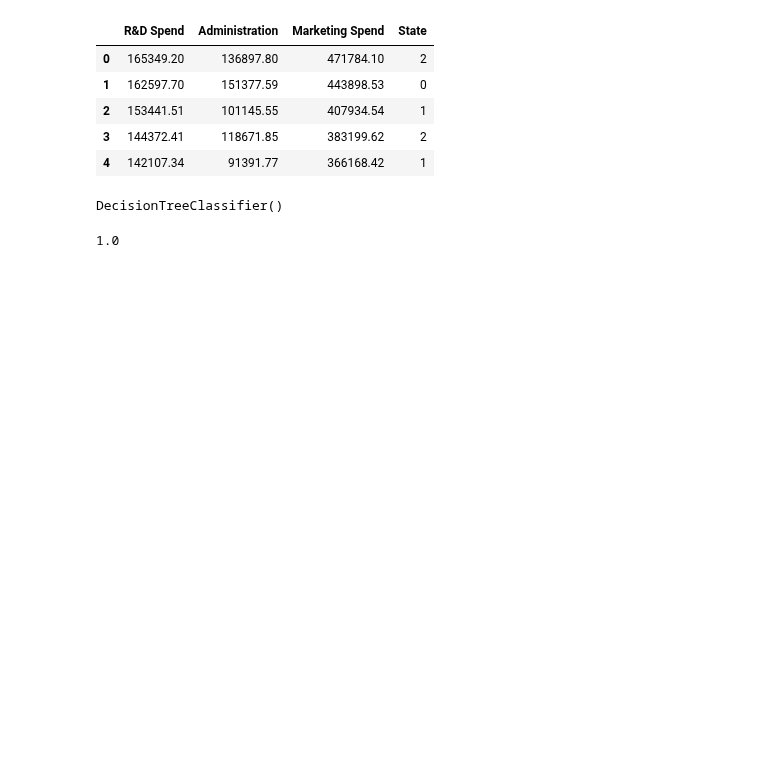
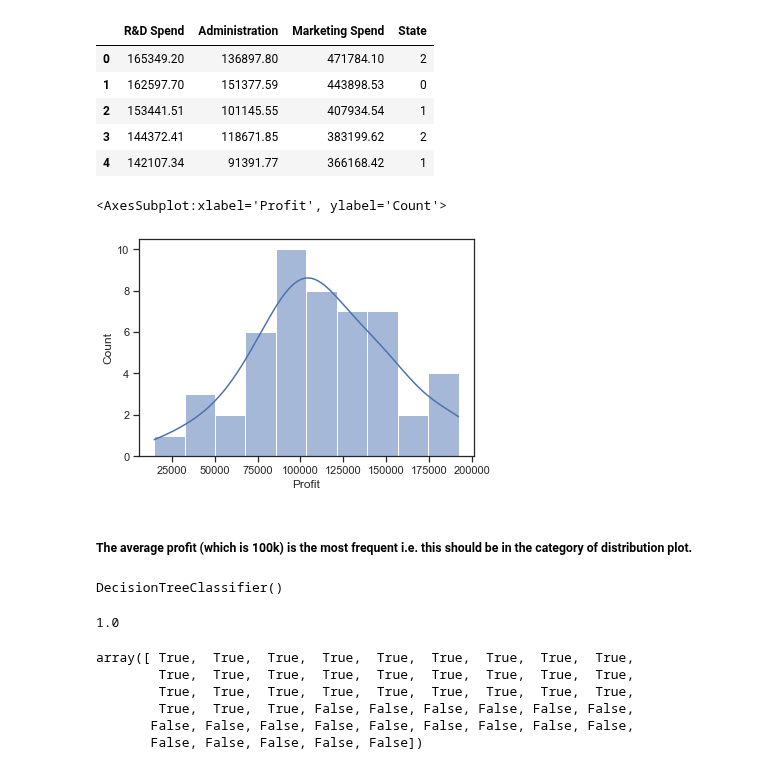
Before and after one commit to EdemBey/ML, a Jupyter notebook: line.ipynb, the cells around one changed output. Cells and saved outputs as stored; diff of their text form; code cells hidden in the pictures; blank space fills up the shorter version.

```diff
--- a/line.ipynb
+++ b/line.ipynb
@@ -80,8 +105,7 @@ le = LabelEncoder()
 from sklearn.preprocessing import OneHotEncoder
 from sklearn.compose import ColumnTransformer
 # %%
-df = dataset
-
+df = dataset.copy()
 df.State = le.fit_transform(df.State)
 # %%
 ct = ColumnTransformer([('State', OneHotEncoder(), [3])], remainder = 'passthrough')
@@ -327,5 +357,7 @@ model = tree.DecisionTreeClassifier()
-# %%
-target = y.astype(int)
-model.fit(x, target)
-# %% [output]
-DecisionTreeClassifier()
+# %%
+sns.histplot(data=df['Profit'], bins=10, kde=True)
+# %% [output]
+<AxesSubplot:xlabel='Profit', ylabel='Count'>
+[figure, added]
+# %% [markdown]
+##### The average profit (which is 100k) is the most frequent i.e. this should be in the category of distribution plot.
@@ -332 +369,5 @@ DecisionTreeClassifier()
+# %%
+model.fit(X_train, (y_train > 100000))
+# %% [output]
+DecisionTreeClassifier()
 # %%
@@ -335,3 +376,11 @@ model.score(x, target)
 1.0
 # %%
 treePredict = model.predict(x)
+treePredict
+# %% [output]
+array([ True,  True,  True,  True,  True,  True,  True,  True,  True,
+        True,  True,  True,  True,  True,  True,  True,  True,  True,
+        True,  True,  True,  True,  True,  True,  True,  True,  True,
+        True,  True,  True, False, False, False, False, False, False,
+       False, False, False, False, False, False, False, False, False,
+       False, False, False, False, False])
```
Also changed, not shown: parts of 19 cells of this notebook.
